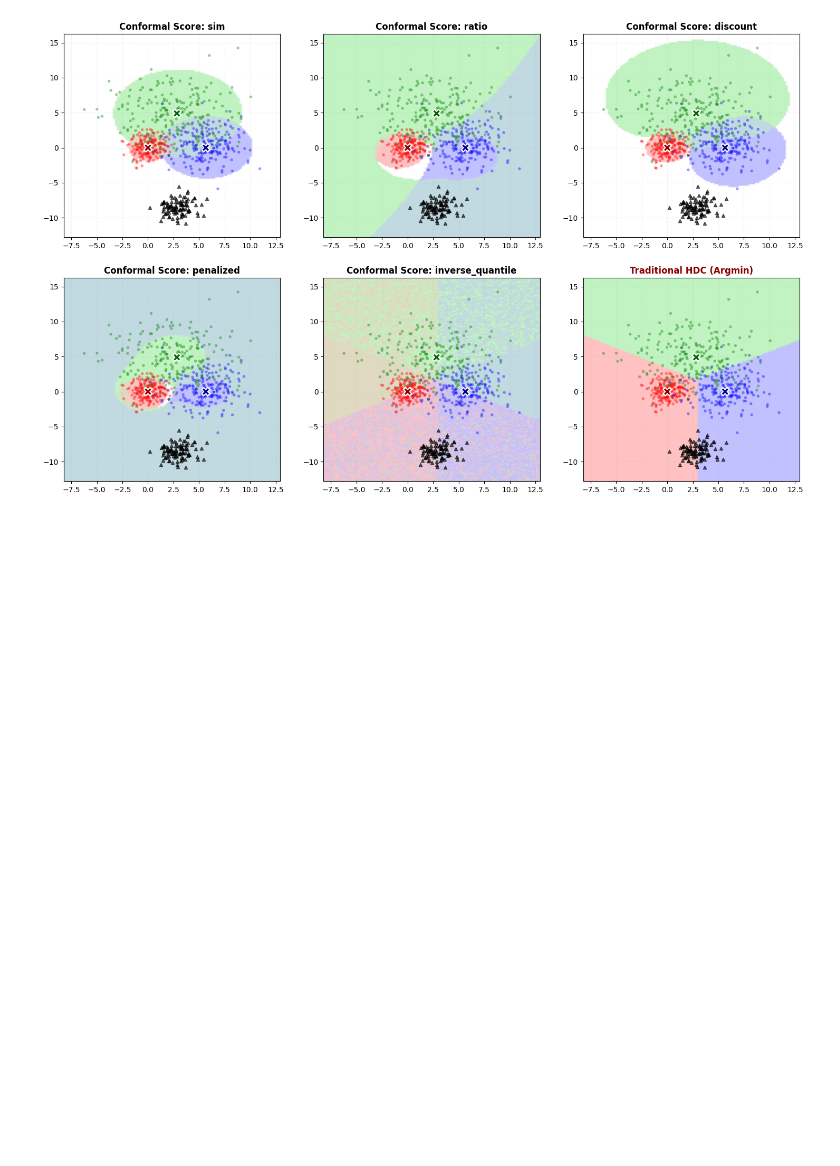
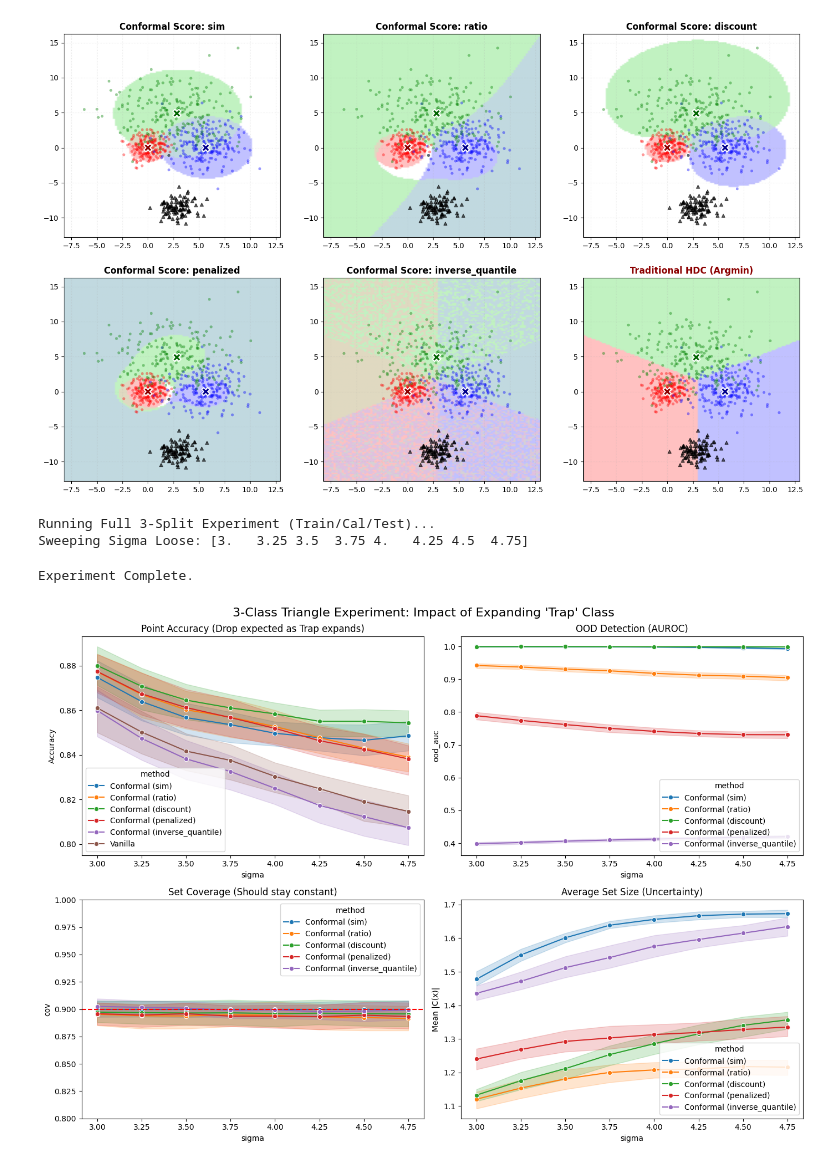
Before and after one commit to ZiyiLiang/conformalHDC, a Jupyter notebook: notebook/Synthetic-3class.ipynb, the cells around one changed output. Drawn from its saved outputs; the diff is of its cells as text; code cells hidden in the pictures; blank space fills up the shorter version.

```diff
--- a/notebook/Synthetic-3class.ipynb
+++ b/notebook/Synthetic-3class.ipynb
@@ -212,0 +324,52 @@ NameError: name 'Patch' is not defined
+# %%
+SIGMA_RANGE = np.arange(3,5,0.25)
+SEEDS = range(10)
+
+all_results = []
+print(f"Running Full 3-Split Experiment (Train/Cal/Test)...")
+print(f"Sweeping Sigma Loose: {SIGMA_RANGE}")
+
+for sigma in tqdm(SIGMA_RANGE):
+    for seed in SEEDS:
+        try:
+            df = run_single_experiment(seed, [1,2,sigma])
+            all_results.append(df)
+        except Exception as e:
+            print(f"Error on Seed {seed}, Sigma {sigma}: {e}")
+
+final_df = pd.concat(all_results)
+print("Experiment Complete.")
+# %% [output]
+Running Full 3-Split Experiment (Train/Cal/Test)...
+Sweeping Sigma Loose: [3.   3.25 3.5  3.75 4.   4.25 4.5  4.75]
+Experiment Complete.
+# %%
+# Helper to plot with confidence intervals
+import seaborn as sns
+fig, axes = plt.subplots(2, 2, figsize=(14, 10))
+# 1. Point Accuracy
+sns.lineplot(data=final_df, x="sigma", y="acc", hue="method", ax=axes[0,0], marker='o')
+axes[0,0].set_title("Point Accuracy (Drop expected as Trap expands)")
+axes[0,0].set_ylabel("Accuracy")
+
+# 2. OOD AUROC
+# Filter out Vanilla (NaN)
+sns.lineplot(data=final_df.dropna(subset=['ood_auc']), x="sigma", y="ood_auc", hue="method", ax=axes[0,1], marker='o')
+axes[0,1].set_title("OOD Detection (AUROC)")
+
+# 3. Set Coverage
+sns.lineplot(data=final_df.dropna(subset=['cov']), x="sigma", y="cov", hue="method", ax=axes[1,0], marker='o')
+axes[1,0].axhline(1-ALPHA, color='red', linestyle='--', label='Target (90%)')
+axes[1,0].set_title("Set Coverage (Should stay constant)")
+axes[1,0].set_ylim(0.8, 1.0)
+
+# 4. Set Size
+sns.lineplot(data=final_df.dropna(subset=['size']), x="sigma", y="size", hue="method", ax=axes[1,1], marker='o')
+axes[1,1].set_title("Average Set Size (Uncertainty)")
+axes[1,1].set_ylabel("Mean |C(x)|")
+
+plt.suptitle("3-Class Triangle Experiment: Impact of Expanding 'Trap' Class", fontsize=16)
+plt.tight_layout()
+plt.show()
+# %% [output]
+[figure, added]
```
Also changed, not shown: parts of 3 cells of this notebook, 6 other files.
